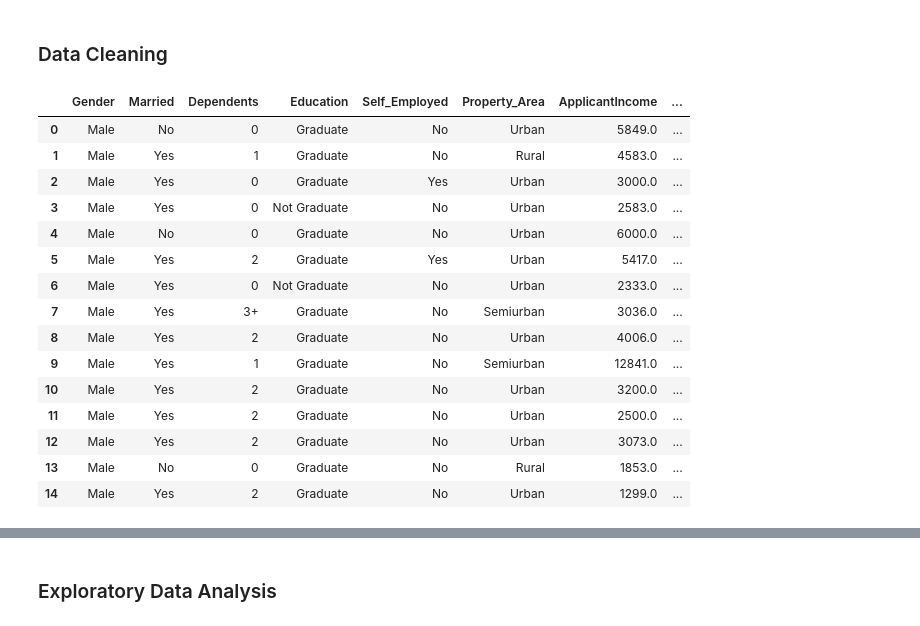
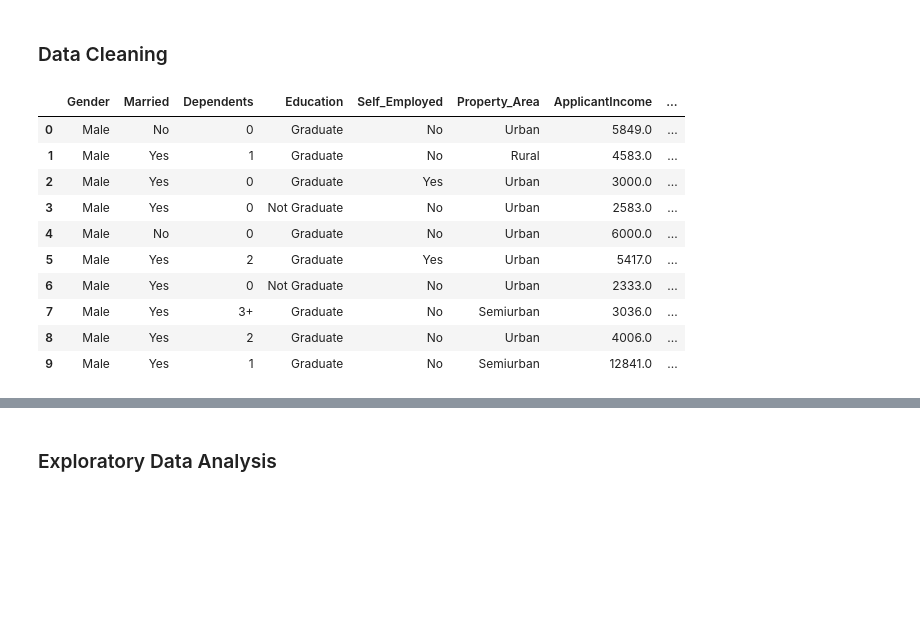
Before and after one commit to Hope426/group_3_ds613, a Jupyter notebook: main_notebook.ipynb, the cells around one changed output, grey strips where cells are left out. Drawn from its saved outputs; the diff is of its cells as text; code cells hidden in the pictures; blank space fills up the shorter version.

```diff
--- a/main_notebook.ipynb
+++ b/main_notebook.ipynb
@@ -124,29 +120,34 @@ print(num_cols)
 ### Data Cleaning
 # %%
 # Pipeline to fill missing values
+
 missing_value_handler_pipeline = ColumnTransformer(transformers=[('cat_mode', SimpleImputer(strategy='most_frequent'), cat_cols),
     ('num_median', SimpleImputer(strategy='median'), num_cols),
-    ('num_mode', SimpleImputer(strategy='most_frequent'), ['Credit_History']),], remainder="passthrough", verbose_feature_names_out=False)
 
-cleaned_df_train = missing_value_handler_pipeline.fit_transform(df_train)
-cleaned_df_train.head(15)
+    ('num_mode', SimpleImputer(strategy='most_frequent'), ['Credit_History'])
+])
+
+cleaned_df_data = missing_value_handler_pipeline.fit_transform(df_train)
+feature_names = cat_cols + num_cols + ['Credit_History']
+
+# Convert back to DataFrame for visibility
+cleaned_df_train = pd.DataFrame(cleaned_df_data, columns=feature_names)
+cleaned_df_train.index = df_train.index
+cleaned_df_train['Loan_ID'] = df_train['Loan_ID']
+cleaned_df_train['Loan_Status'] = df_train['Loan_Status']
+cleaned_df_train.head(10)
 # %% [output]
 |  | Gender | Married | Dependents | Education | Self_Employed | Property_Area | ApplicantIncome | ... |
 | 0 | Male | No | 0 | Graduate | No | Urban | 5849.0 | ... |
 | 1 | Male | Yes | 1 | Graduate | No | Rural | 4583.0 | ... |
 | 2 | Male | Yes | 0 | Graduate | Yes | Urban | 3000.0 | ... |
 | 3 | Male | Yes | 0 | Not Graduate | No | Urban | 2583.0 | ... |
 | 4 | Male | No | 0 | Graduate | No | Urban | 6000.0 | ... |
 | 5 | Male | Yes | 2 | Graduate | Yes | Urban | 5417.0 | ... |
 | 6 | Male | Yes | 0 | Not Graduate | No | Urban | 2333.0 | ... |
 | 7 | Male | Yes | 3+ | Graduate | No | Semiurban | 3036.0 | ... |
 | 8 | Male | Yes | 2 | Graduate | No | Urban | 4006.0 | ... |
 | 9 | Male | Yes | 1 | Graduate | No | Semiurban | 12841.0 | ... |
-| 10 | Male | Yes | 2 | Graduate | No | Urban | 3200.0 | ... |
-| 11 | Male | Yes | 2 | Graduate | No | Urban | 2500.0 | ... |
-| 12 | Male | Yes | 2 | Graduate | No | Urban | 3073.0 | ... |
-| 13 | Male | No | 0 | Graduate | No | Rural | 1853.0 | ... |
-| 14 | Male | Yes | 2 | Graduate | No | Urban | 1299.0 | ... |
 # %%
 print("Missing values after cleaning:")
 print(cleaned_df_train.isnull().sum())
```
Also changed, not shown: parts of 26 cells of this notebook.
